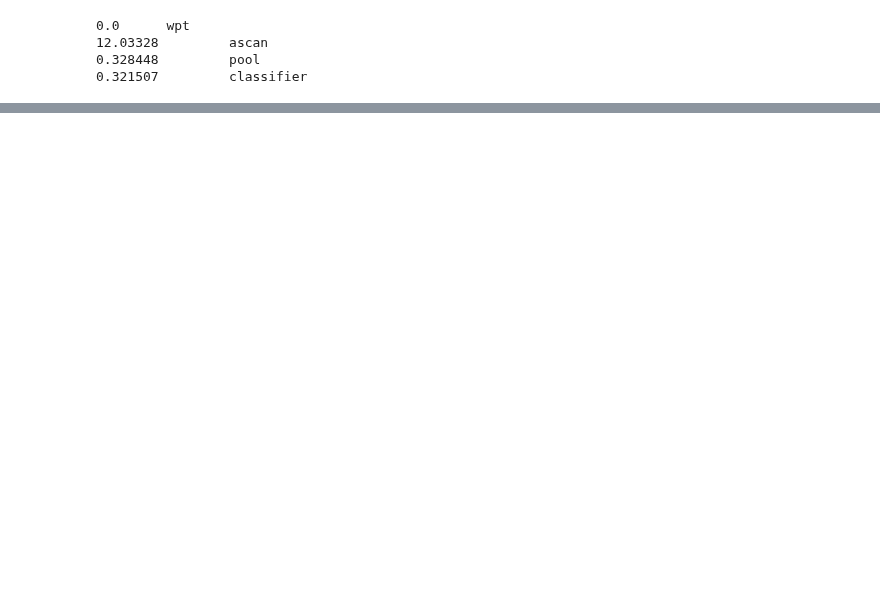
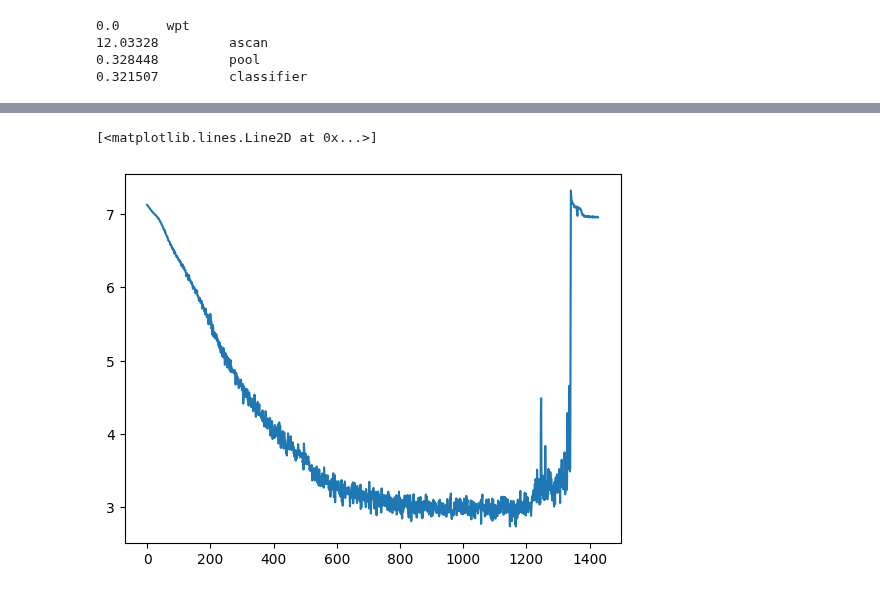
Before and after one commit to danjacobellis/tft, a Jupyter notebook: train/vox_celeb.ipynb, the cells around one changed output, grey strips where cells are left out. Drawn from its saved outputs; the diff is of its cells as text; code cells hidden in the pictures; blank space fills up the shorter version.

```diff
--- a/train/vox_celeb.ipynb
+++ b/train/vox_celeb.ipynb
@@ -219,3 +223,8 @@ display(HTML(mb.child.progress))
+# %%
+plt.plot(smoothed_y)
+# %% [output]
+[<matplotlib.lines.Line2D at 0x...>]
+[figure, added]
 # %%
 plt.plot(valid_acc)
 # plt.ylim([0.9,1.0])
```
Also changed, not shown: parts of 6 cells of this notebook.
